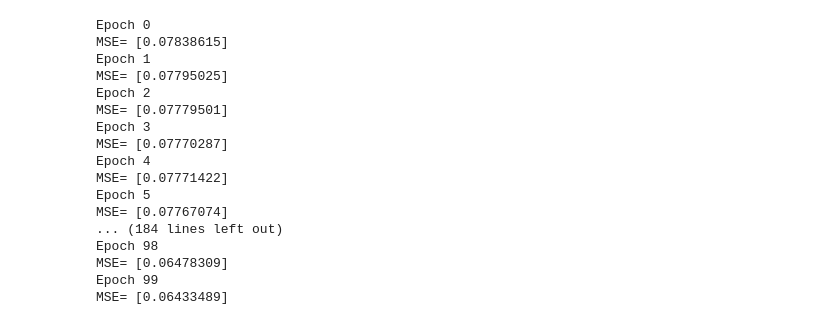
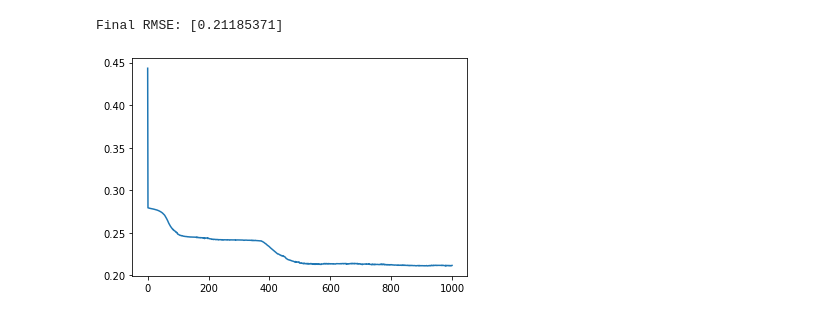
Before and after one commit to lichkkkk/Stanford_cs224n, a Jupyter notebook: algo_impl/backprop/backprop.ipynb, the cells around one changed output. Saved outputs shown, nothing was run; the diff lists cells and outputs as text; code cells hidden in the pictures.

```diff
--- a/algo_impl/backprop/backprop.ipynb
+++ b/algo_impl/backprop/backprop.ipynb
@@ -123,23 +118,14 @@ ax.scatter(X.T[0], X.T[1], _y.T);
-# %%
-ffnn.train(X, y)
-# %% [output]
-Epoch 0
-MSE= [0.07838615]
-Epoch 1
-MSE= [0.07795025]
-Epoch 2
-MSE= [0.07779501]
-Epoch 3
-MSE= [0.07770287]
-Epoch 4
-MSE= [0.07771422]
-Epoch 5
-MSE= [0.07767074]
-... (184 lines left out)
-Epoch 98
-MSE= [0.06478309]
-Epoch 99
-MSE= [0.06433489]
+# %%
+rmse_history = ffnn.train(X, y, epoch=1000)
+
+fig = plt.figure()
+ax = plt.axes()
+ax.plot(range(len(rmse_history)), rmse_history);
+
+print("Final RMSE:", ffnn.evaluate(X, y))
+# %% [output]
+Final RMSE: [0.21185371]
+[figure, added]
 # %%
 _y = np.apply_along_axis(ffnn.predict, axis=1, arr=X)
 fig = plt.figure()
```
Also changed, not shown: parts of 7 cells of this notebook.
